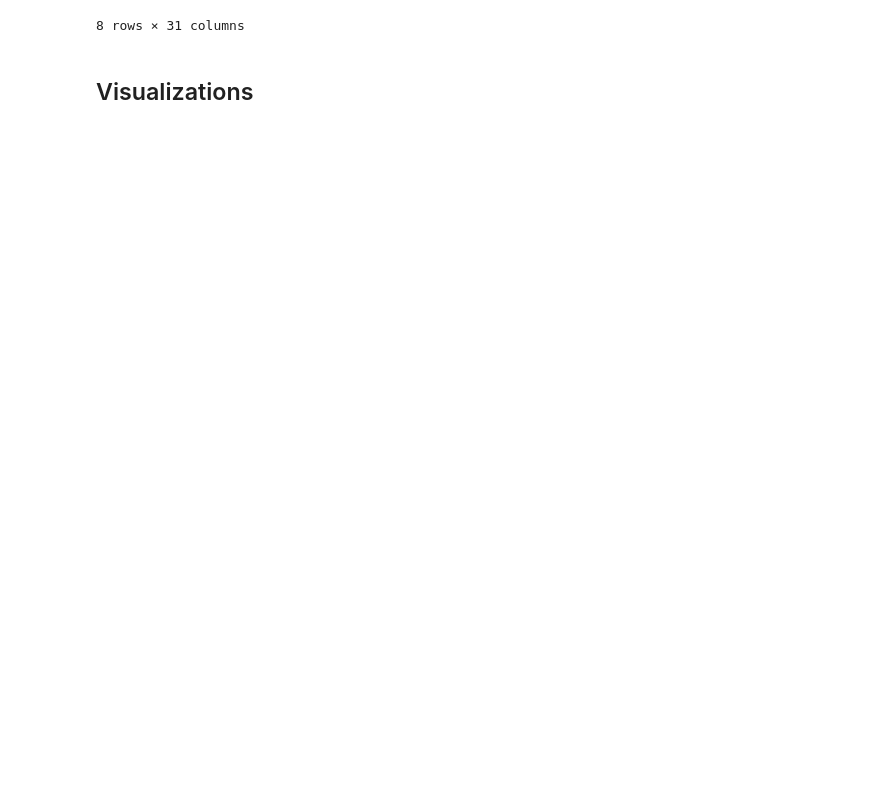
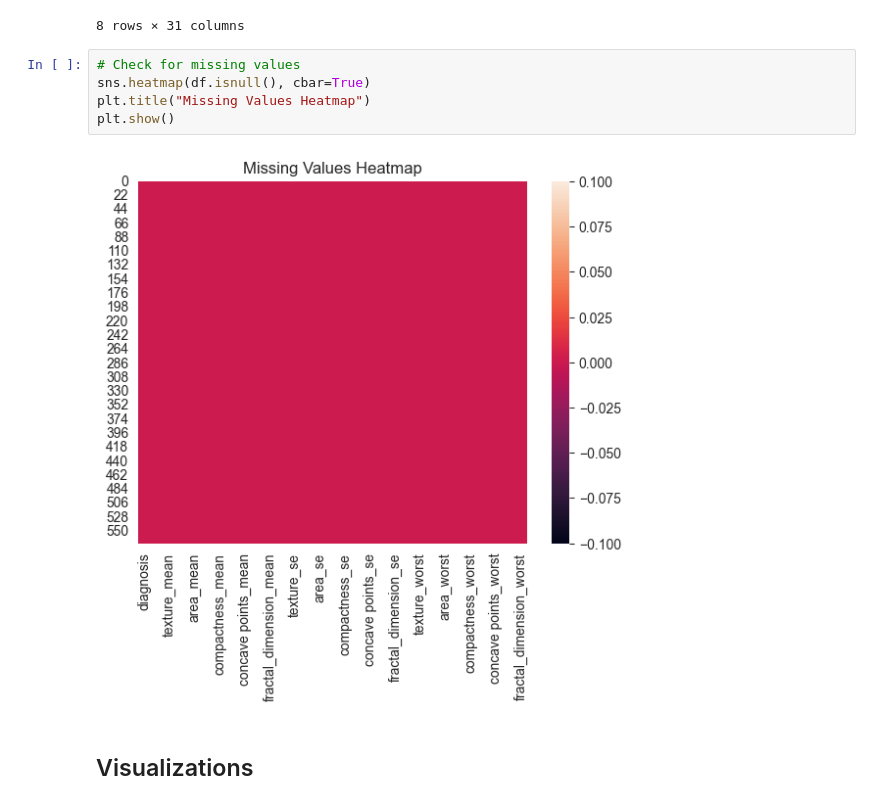
Before and after one commit to rezgui-yessin/cancer-breast-v2, a Jupyter notebook: sample.ipynb, the cells around one changed output. Cells and saved outputs as stored; diff of their text form; blank space fills up the shorter version.

```diff
--- a/sample.ipynb
+++ b/sample.ipynb
@@ -73,6 +70,13 @@ df.describe()
 | 75% | 1.000000 | 15.780000 | 21.800000 | 104.100000 | 782.700000 | 0.105300 | 0.130400 | ... |
 | max | 1.000000 | 28.110000 | 39.280000 | 188.500000 | 2501.000000 | 0.163400 | 0.345400 | ... |
 8 rows × 31 columns
+# %%
+# Check for missing values
+sns.heatmap(df.isnull(), cbar=True)
+plt.title("Missing Values Heatmap")
+plt.show()
+# %% [output]
+[figure, added]
 # %% [markdown]
 ##  Visualizations
 # %%
```
Also changed, not shown: parts of 31 cells of this notebook, 10 other files.
